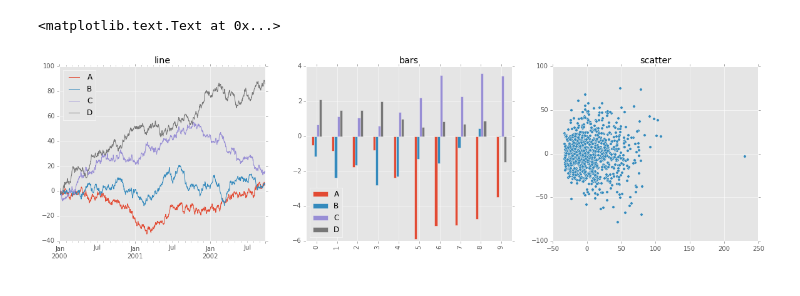
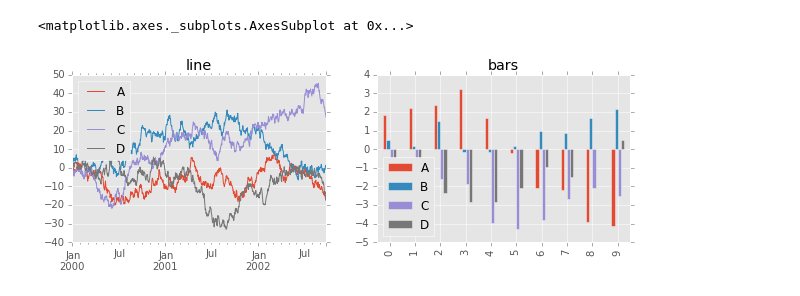
Before and after one commit to elgehelge/elgehelge.github.io, a Jupyter notebook: notebooks/github_demo.ipynb, the cells around one changed output. Saved outputs shown, nothing was run; the diff lists cells and outputs as text; code cells hidden in the pictures.

```diff
--- a/notebooks/github_demo.ipynb
+++ b/notebooks/github_demo.ipynb
@@ -5,18 +5,14 @@ import matplotlib.pyplot as plt
 plt.style.use('ggplot')
 %matplotlib inline
 # %%
-scatter = pd.DataFrame(np.random.randn(1000, 4), index=pd.date_range('1/1/2000', periods=1000), columns=list('ABCD'))
-random_walk = scatter.cumsum()
-scatter = scatter*(scatter.ix[:,0]+5)*(scatter.ix[0,:]+5)
+data = pd.DataFrame(np.random.randn(1000, 4), index=pd.date_range('1/1/2000', periods=1000), columns=list('ABCD'))
+random_walk = data.cumsum()
 bars = pd.DataFrame(np.random.randn(10, 4), columns=list('ABCD'))
 bars = bars.cumsum()
 # %%
-fig, axes = plt.subplots(1, 3, figsize=(20,5))
+fig, axes = plt.subplots(1, 2, figsize=(10,3))
 random_walk.plot(kind='line', ax=axes[0], title='line')
 bars.plot(kind='bar', ax=axes[1], title='bars')
-scatter.plot('A','B',kind='scatter', ax=axes[2], title='scatter')
-axes[2].set_xlabel('')
-axes[2].set_ylabel('')
 # %% [output]
-<matplotlib.text.Text at 0x...>
+<matplotlib.axes._subplots.AxesSubplot at 0x...>
-[figure, old version]
+[figure, new version]
```
